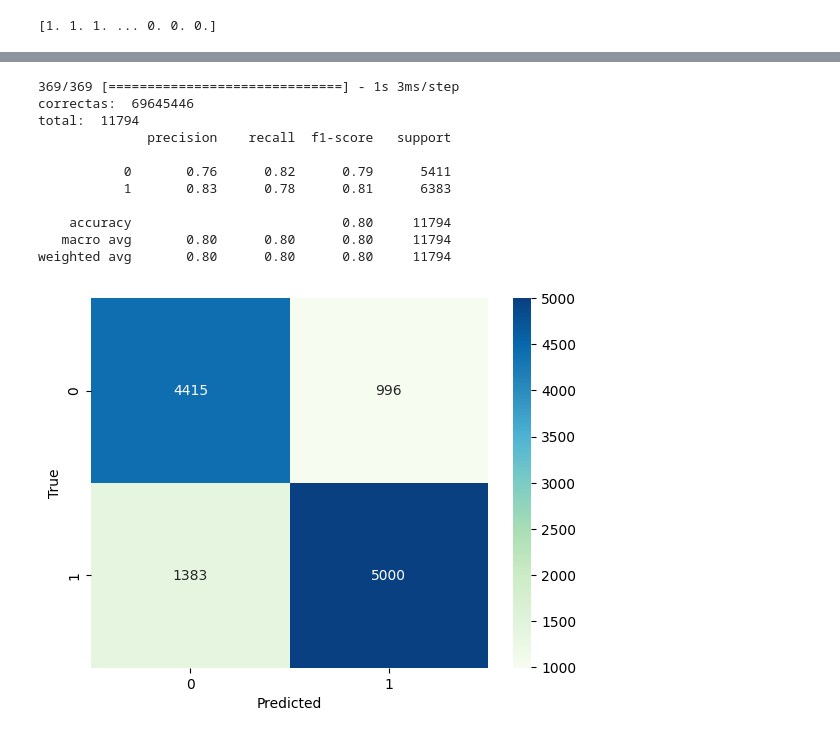
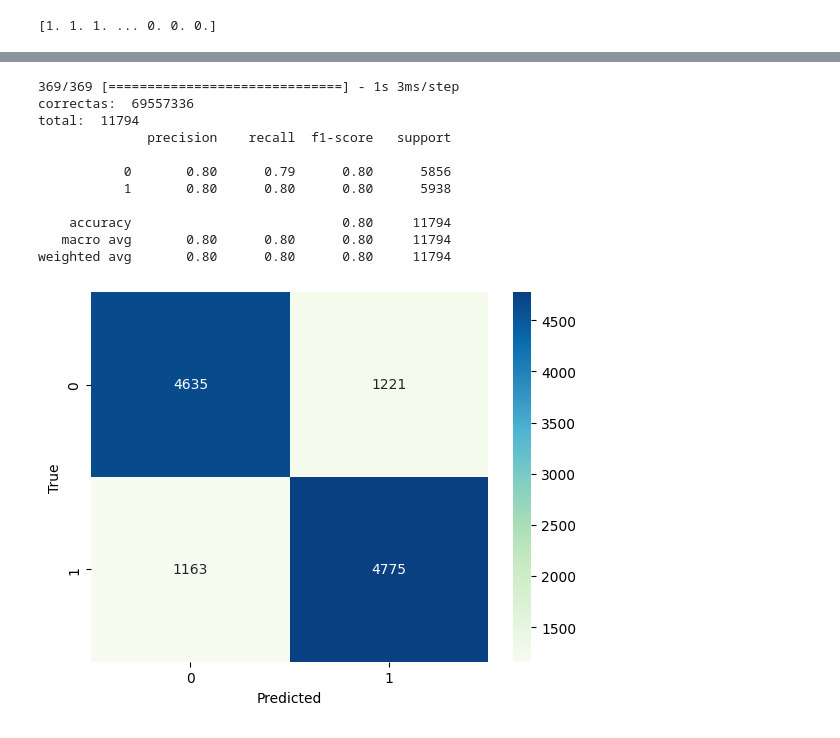
Before and after one commit to franmazzaro/7506R-2C2023-GRUPO39, a Jupyter notebook: 7506R_TP1_GRUPO39_CHP4_ENTREGA.ipynb, the cells around one changed output, grey strips where cells are left out. Drawn from its saved outputs; the diff is of its cells as text; code cells hidden in the pictures.

```diff
--- a/7506R_TP1_GRUPO39_CHP4_ENTREGA.ipynb
+++ b/7506R_TP1_GRUPO39_CHP4_ENTREGA.ipynb
@@ -106,8 +106,8 @@ d_in=len(a.columns)
 print(d_in)
 modelo_1 = keras.Sequential([
     keras.layers.Dense(1,input_shape=(d_in,), activation='sigmoid'),
-    keras.layers.Dense(213, activation='sigmoid'),
-    keras.layers.Dropout(0.2),
+    keras.layers.Dense(300, activation='sigmoid'),
+    #keras.layers.Dropout(0.2),
     keras.layers.Dense(1, activation='sigmoid')])
 
 modelo_1.summary()
@@ -139,7 +197,7 @@ modelo_1.compile(
   metrics=['AUC'],
 )
 
-cant_epochs=100
-modelo_titanic1_historia = modelo_1.fit(x_train_bal,y_train_bal,
+cant_epochs=40
+modelo_1_historia = modelo_1.fit(x_train_bal,y_train_bal,
                                                 epochs=cant_epochs,
                                                 batch_size=50,verbose=False)
@@ -168,18 +250,18 @@ plt.show()
 # %%
-y_predic_ej1 = modelo_1.predict(x_test_bal)
-y_predic_cat_ej1 = np.where(y_predic_ej1>0.4,1,0)
-mostrar_metricas(y_predic_cat_ej1, y_test_bal)
+y_predic_1 = modelo_1.predict(x_test_bal)
+y_predic_cat_1 = np.where(y_predic_1>0.5,1,0)
+mostrar_metricas(y_predic_cat_1, y_test_bal)
 # %% [output]
 369/369 [==============================] - 1s 3ms/step
-correctas:  69645446
+correctas:  69557336
 total:  11794
               precision    recall  f1-score   support
 
-           0       0.76      0.82      0.79      5411
-           1       0.83      0.78      0.81      6383
+           0       0.80      0.79      0.80      5856
+           1       0.80      0.80      0.80      5938
 
     accuracy                           0.80     11794
    macro avg       0.80      0.80      0.80     11794
 weighted avg       0.80      0.80      0.80     11794
-[figure, old version]
+[figure, new version]
 # %%
```
Also changed, not shown: parts of 15 cells of this notebook.
